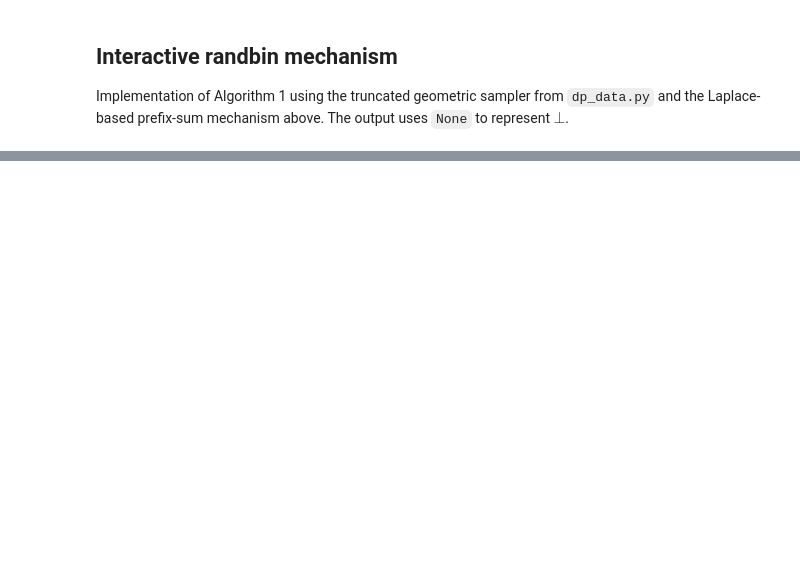
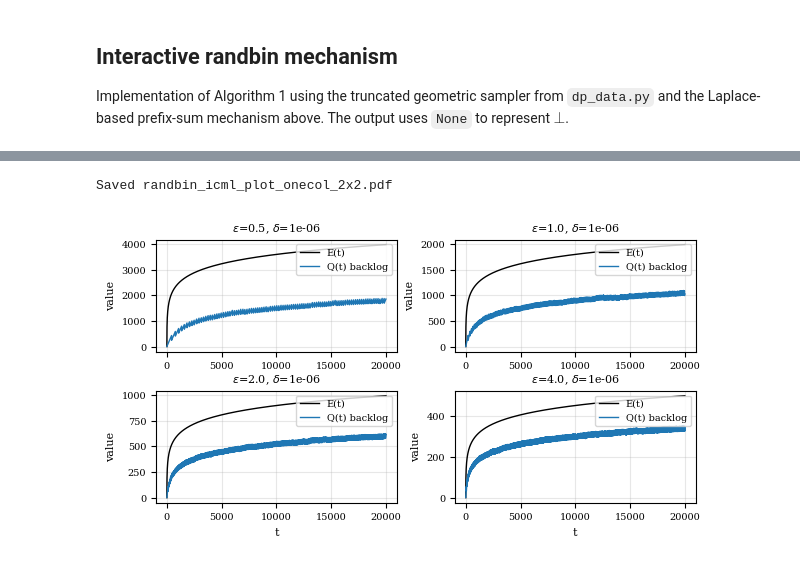
Before and after one commit to MengshiZ/ICML2026dp, a Jupyter notebook: delay_exp.ipynb, the cells around one changed output, grey strips where cells are left out. Saved outputs shown, nothing was run; the diff lists cells and outputs as text; code cells hidden in the pictures; blank space fills up the shorter version.

```diff
--- a/delay_exp.ipynb
+++ b/delay_exp.ipynb
@@ -293,0 +300,53 @@ plt.tight_layout()
+# %%
+# ICML-style plot (one-column, 2x2) and save to PDF
+import numpy as np
+import matplotlib.pyplot as plt
+
+# ICML-ish style settings
+plt.rcParams.update({
+    'font.size': 8,
+    'font.family': 'serif',
+    'axes.labelsize': 8,
+    'axes.titlesize': 8,
+    'legend.fontsize': 7,
+    'xtick.labelsize': 7,
+    'ytick.labelsize': 7,
+    'lines.linewidth': 1.0,
+    'axes.grid': True,
+    'grid.alpha': 0.3,
+})
+
+T = 20000
+stream = list(range(1, T + 1))
+params = [
+    (0.5, 1e-6),
+    (1.0, 1e-6),
+    (2.0, 1e-6),
+    (4.0, 1e-6),
+]
+
+fig, axes = plt.subplots(2, 2, figsize=(6, 3.2), sharex=False, sharey=False)
+axes = axes.flatten()
+
+for ax, (eps, delt) in zip(axes, params):
+    outputs, backlog = interactive_randbin(eps, delt, stream)
+    Q = np.asarray(backlog, dtype=float)
+    E = np.array([_E(t + 1, eps / 2.0, delt / 2.0) for t in range(T)], dtype=float)
+
+    ax.plot(np.arange(1, T + 1), E, label='E(t)', color='black')
+    ax.plot(np.arange(1, T + 1), Q, label='Q(t) backlog', color='tab:blue')
+    ax.set_title(f'$\epsilon$={eps}, $\delta$={delt}')
+    ax.set_ylabel('value')
+    ax.legend(frameon=True, loc='upper right')
+
+for ax in axes[-2:]:
+    ax.set_xlabel('t')
+
+plt.tight_layout(pad=0.2)
+
+out_path = 'randbin_icml_plot_onecol_2x2.pdf'
+plt.savefig(out_path, bbox_inches='tight')
+print('Saved', out_path)
+# %% [output]
+Saved randbin_icml_plot_onecol_2x2.pdf
+[figure, added]
```
Also changed, not shown: parts of 4 cells of this notebook.
